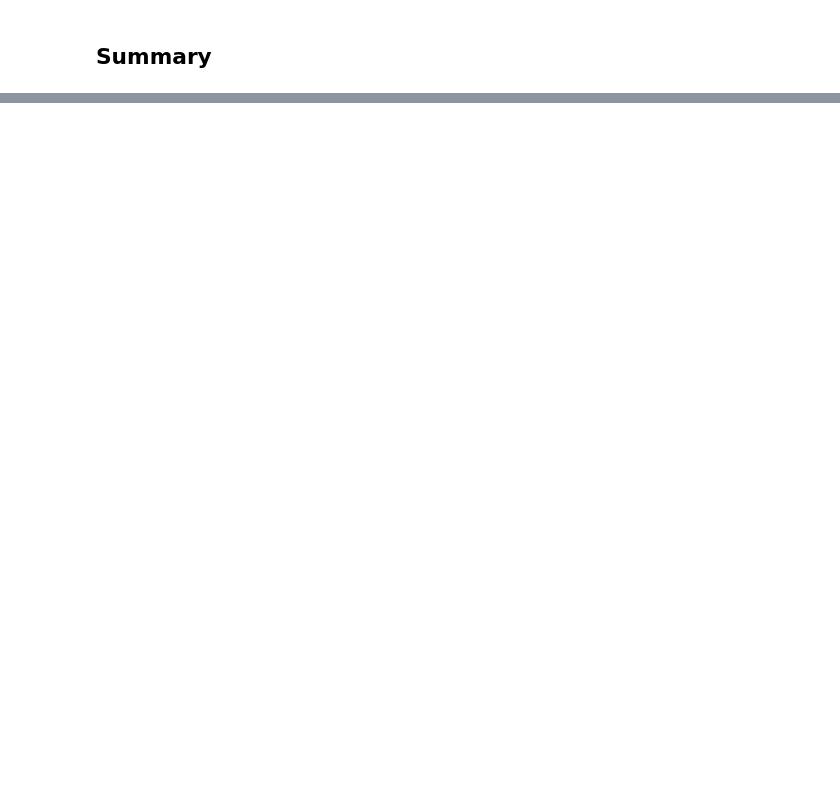
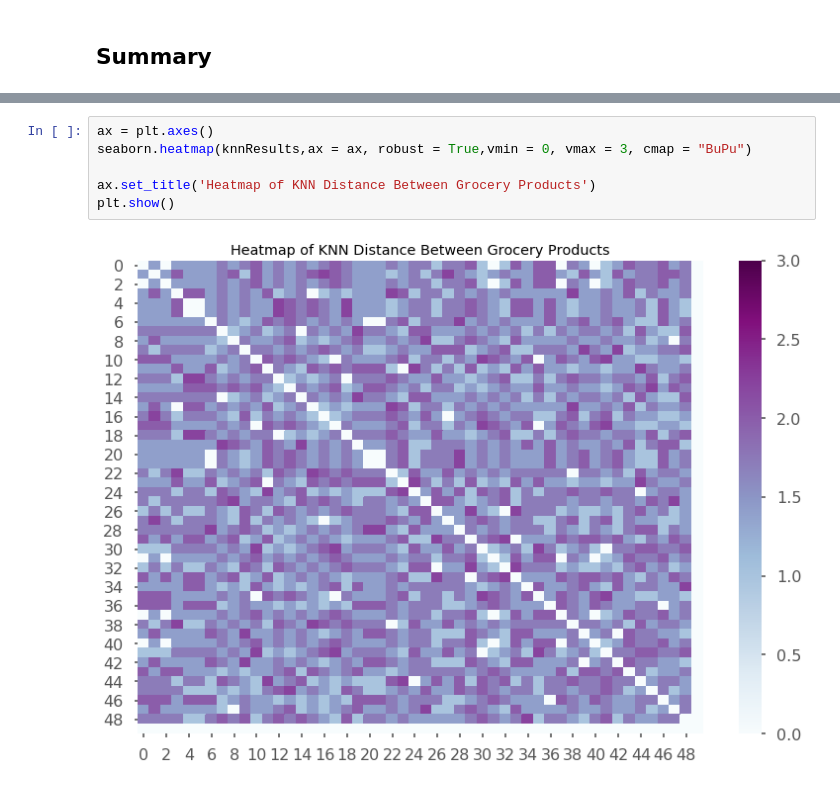
Before and after one commit to bmoretz/MSDS-DataEngineering, a Jupyter notebook: 10_KNN.ipynb, the cells around one changed output, grey strips where cells are left out. Drawn from its saved outputs; the diff is of its cells as text; blank space fills up the shorter version.

```diff
--- a/10_KNN.ipynb
+++ b/10_KNN.ipynb
@@ -30,0 +160,8 @@ IPython.OutputArea.prototype._should_scroll = function(lines) {
+# %%
+ax = plt.axes()
+seaborn.heatmap(knnResults,ax = ax, robust = True,vmin = 0, vmax = 3, cmap = "BuPu")
+
+ax.set_title('Heatmap of KNN Distance Between Grocery Products')
+plt.show()
+# %% [output]
+[figure, added]
```
Also changed, not shown: parts of 12 cells of this notebook.
